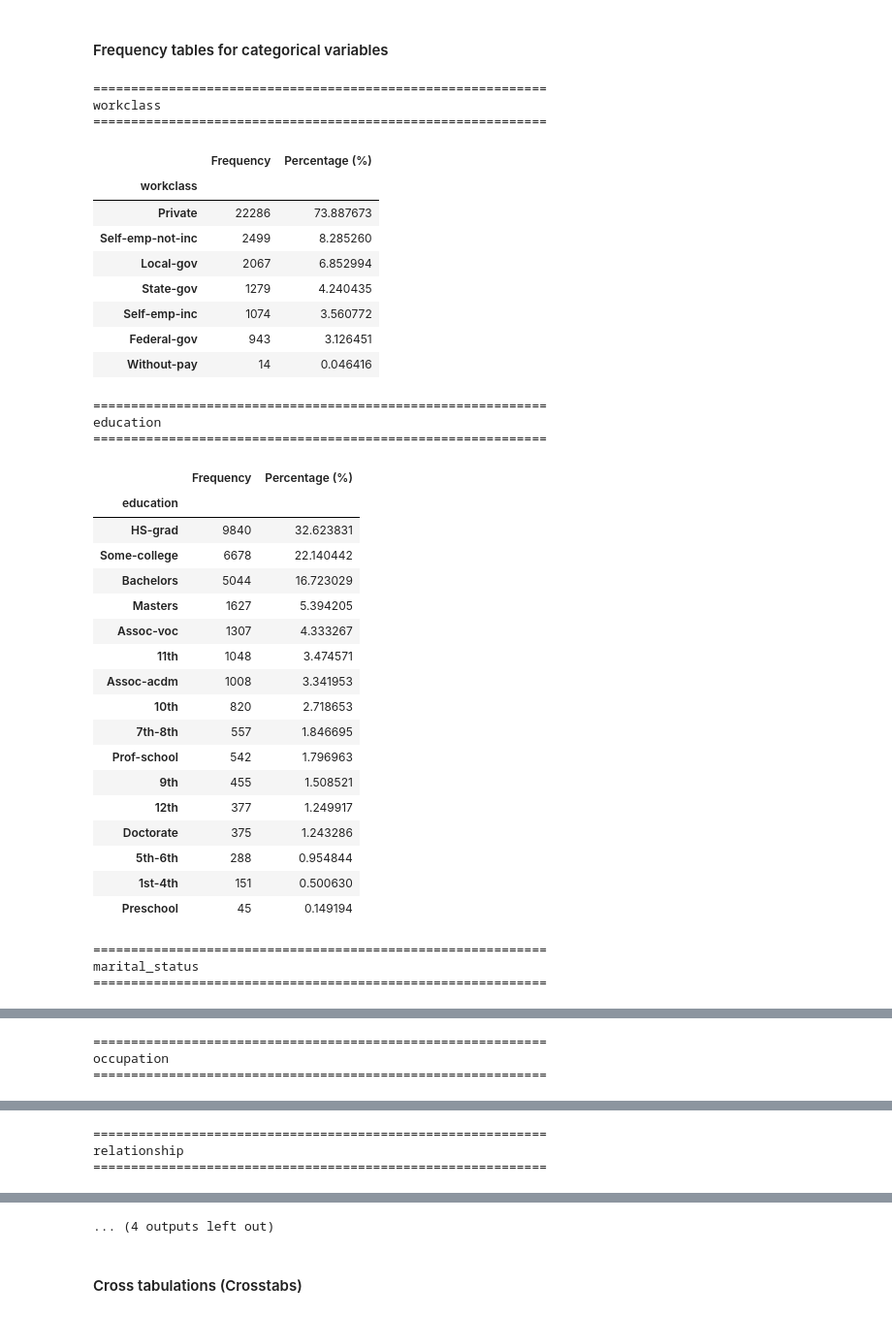
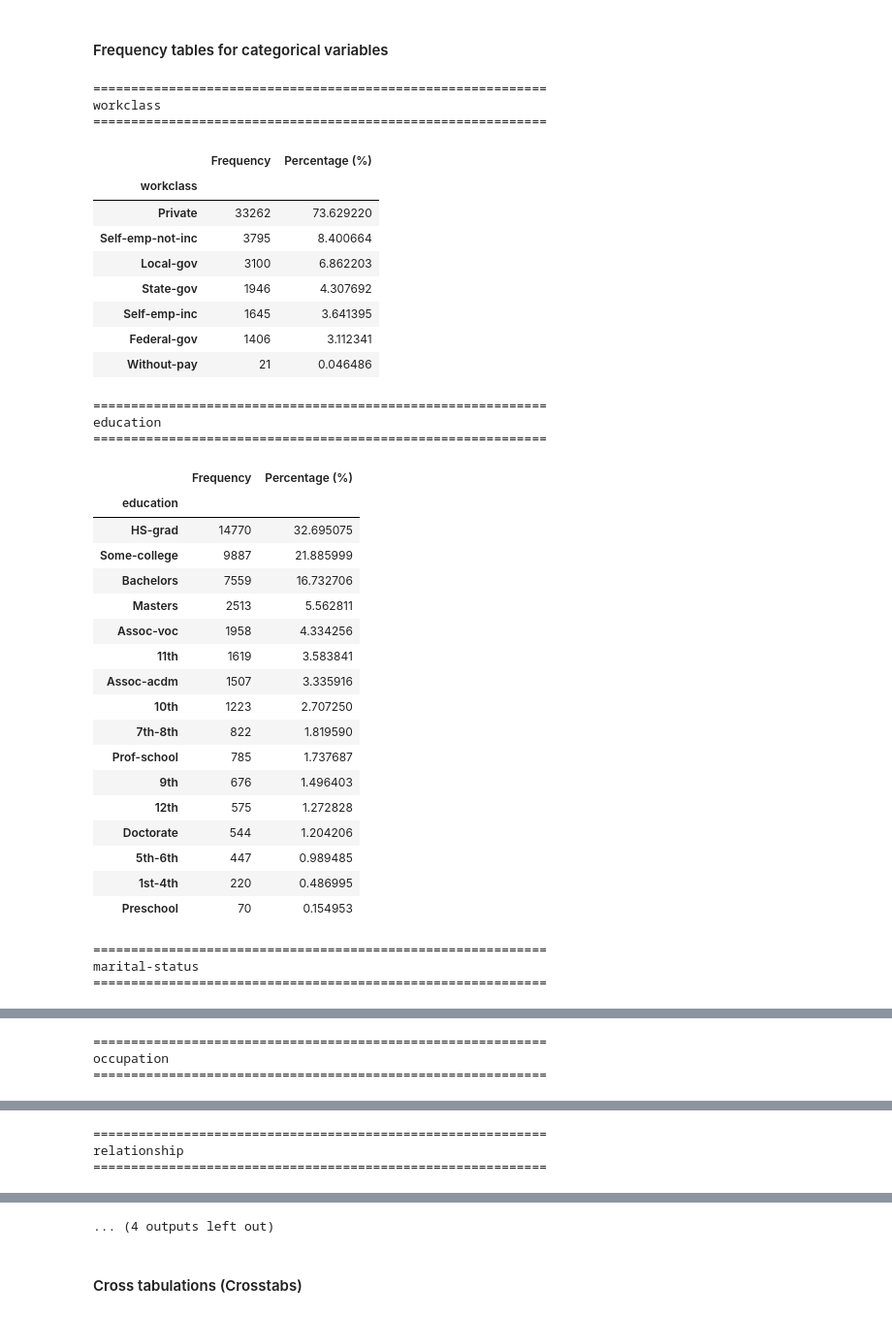
Before and after one commit to marizxv/t4e_DataScience_school, a Jupyter notebook: scripts/Descriptive_statistics.ipynb, the cells around one changed output, grey strips where cells are left out. Shown at 97% size. Cells and saved outputs as stored; diff of their text form; code cells hidden in the pictures.

```diff
--- a/scripts/Descriptive_statistics.ipynb
+++ b/scripts/Descriptive_statistics.ipynb
@@ -105,0 +141,8 @@ display(missing_values)
+# %%
+print("Rows before:", len(df))
+
+df = df.drop_duplicates()
+df = df.reset_index(drop=True)
+
+print("Rows after:", len(df))
+print("Duplicate rows left:", df.duplicated().sum())
@@ -110,10 +157,10 @@ display(missing_values)
 # %%
 numeric_columns = [ "age",
     "fnlwgt",
-    "education_num",
-    "capital_gain",
-    "capital_loss",
-    "hours_per_week"
+    "education-num",
+    "capital-gain",
+    "capital-loss",
+    "hours-per-week"
 ]
 
 # Basic descriptive statistics
@@ -199,64 +246,64 @@ display(descriptive_statistics)
 categorical_columns = [
     "workclass",
     "education",
-    "marital_status",
+    "marital-status",
     "occupation",
     "relationship",
     "race",
-    "gender",
-    "native_country"
+    "sex",
+    "native-country"
 ]
 
 for column in categorical_columns:
 
     print("\n" + "=" * 60)
     print(f"{column}")
     print("=" * 60)
 
     frequency_table = df[column].value_counts(dropna=False).to_frame(
         name="Frequency"
     )
 
     frequency_table["Percentage (%)"] = (
         frequency_table["Frequency"] / len(df) * 100
     )
 
     display(frequency_table)
 # %% [output]
 ============================================================
 workclass
 ============================================================
 |  | Frequency | Percentage (%) |
 | workclass |  |  |
-| Private | 22286 | 73.887673 |
-| Self-emp-not-inc | 2499 | 8.285260 |
-| Local-gov | 2067 | 6.852994 |
-| State-gov | 1279 | 4.240435 |
-| Self-emp-inc | 1074 | 3.560772 |
-| Federal-gov | 943 | 3.126451 |
-| Without-pay | 14 | 0.046416 |
+| Private | 33262 | 73.629220 |
+| Self-emp-not-inc | 3795 | 8.400664 |
+| Local-gov | 3100 | 6.862203 |
+| State-gov | 1946 | 4.307692 |
+| Self-emp-inc | 1645 | 3.641395 |
+| Federal-gov | 1406 | 3.112341 |
+| Without-pay | 21 | 0.046486 |
 ============================================================
 education
 ============================================================
 |  | Frequency | Percentage (%) |
 | education |  |  |
-| HS-grad | 9840 | 32.623831 |
-| Some-college | 6678 | 22.140442 |
-| Bachelors | 5044 | 16.723029 |
-| Masters | 1627 | 5.394205 |
-| Assoc-voc | 1307 | 4.333267 |
-| 11th | 1048 | 3.474571 |
-| Assoc-acdm | 1008 | 3.341953 |
-| 10th | 820 | 2.718653 |
-| 7th-8th | 557 | 1.846695 |
-| Prof-school | 542 | 1.796963 |
-| 9th | 455 | 1.508521 |
-| 12th | 377 | 1.249917 |
-| Doctorate | 375 | 1.243286 |
-| 5th-6th | 288 | 0.954844 |
-| 1st-4th | 151 | 0.500630 |
-| Preschool | 45 | 0.149194 |
+| HS-grad | 14770 | 32.695075 |
+| Some-college | 9887 | 21.885999 |
+| Bachelors | 7559 | 16.732706 |
+| Masters | 2513 | 5.562811 |
+| Assoc-voc | 1958 | 4.334256 |
+| 11th | 1619 | 3.583841 |
+| Assoc-acdm | 1507 | 3.335916 |
+| 10th | 1223 | 2.707250 |
+| 7th-8th | 822 | 1.819590 |
+| Prof-school | 785 | 1.737687 |
+| 9th | 676 | 1.496403 |
+| 12th | 575 | 1.272828 |
+| Doctorate | 544 | 1.204206 |
+| 5th-6th | 447 | 0.989485 |
+| 1st-4th | 220 | 0.486995 |
+| Preschool | 70 | 0.154953 |
 ============================================================
-marital_status
+marital-status
 ============================================================
 |  | Frequency | Percentage (%) |
```
Also changed, not shown: parts of 32 cells of this notebook.
